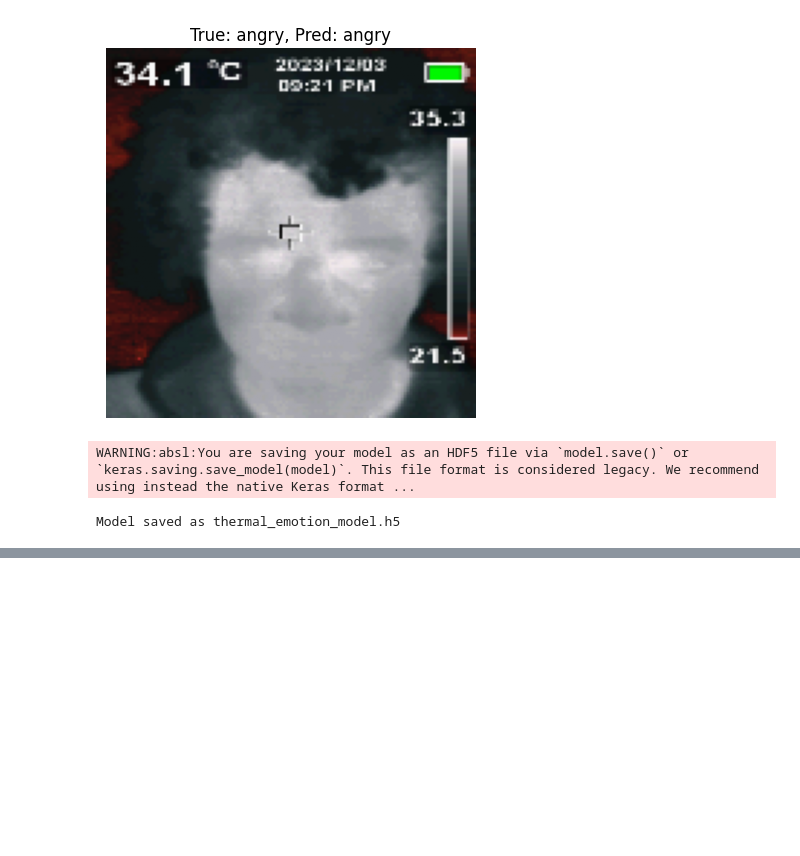
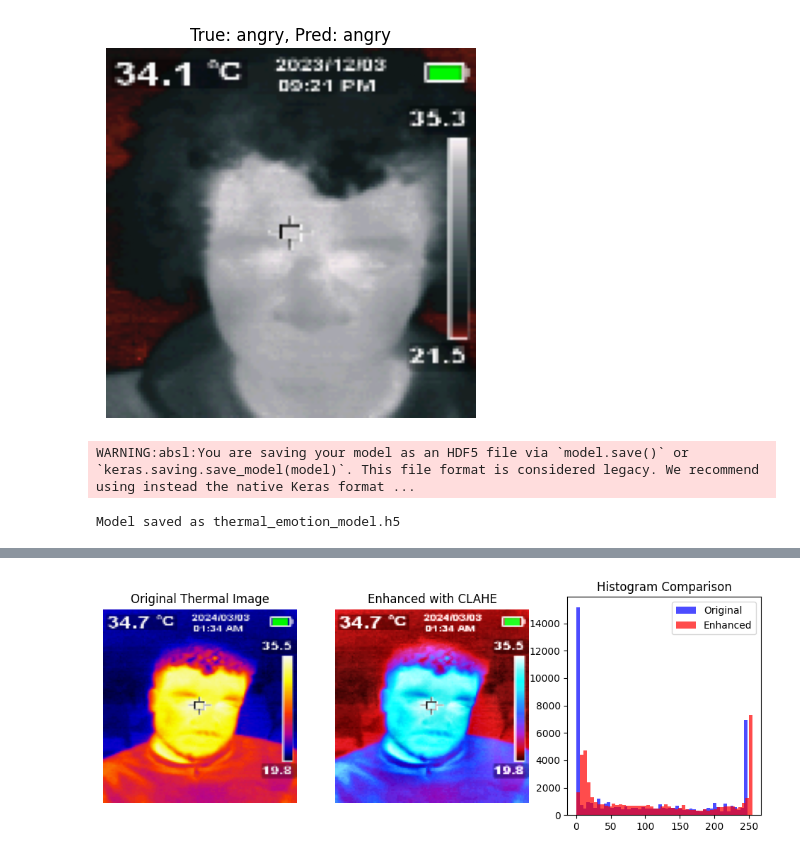
Before and after one commit to T-srikrishna/R-I, a Jupyter notebook: thermal_emotion_notebook.ipynb, the cells around one changed output, grey strips where cells are left out. Cells and saved outputs as stored; diff of their text form; code cells hidden in the pictures; blank space fills up the shorter version.

Commit message:
ModelTrained

```diff
--- a/thermal_emotion_notebook.ipynb
+++ b/thermal_emotion_notebook.ipynb
@@ -419,0 +622,96 @@ ROC AUC (Macro, OvR): 0.9780
+# %%
+# Advanced Thermal Image Preprocessing
+def preprocess_thermal_image_advanced(image_path, target_size):
+    """
+    Advanced preprocessing specifically optimized for thermal images
+    Includes histogram equalization and contrast enhancement
+    """
+    img = cv2.imread(image_path)
+    if img is None:
+        return None
+
+    # Resize first
+    img = cv2.resize(img, target_size)
+
+    # Method 1: Global Histogram Equalization
+    img_yuv = cv2.cvtColor(img, cv2.COLOR_BGR2YUV)
+    img_yuv[:,:,0] = cv2.equalizeHist(img_yuv[:,:,0])
+    img_eq_global = cv2.cvtColor(img_yuv, cv2.COLOR_YUV2BGR)
+
+    # Method 2: CLAHE (Contrast Limited Adaptive Histogram Equalization)
+    clahe = cv2.createCLAHE(clipLimit=2.0, tileGridSize=(8,8))
+    img_yuv_clahe = cv2.cvtColor(img, cv2.COLOR_BGR2YUV)
+    img_yuv_clahe[:,:,0] = clahe.apply(img_yuv_clahe[:,:,0])
+    img_clahe = cv2.cvtColor(img_yuv_clahe, cv2.COLOR_YUV2BGR)
+
+    # Method 3: Thermal-specific enhancement
+    # Convert to LAB color space for better thermal processing
+    img_lab = cv2.cvtColor(img, cv2.COLOR_BGR2LAB)
+    l_channel = img_lab[:,:,0]
+
+    # Apply histogram equalization to L channel
+    l_eq = cv2.equalizeHist(l_channel)
+    img_lab[:,:,0] = l_eq
+    img_lab_enhanced = cv2.cvtColor(img_lab, cv2.COLOR_LAB2BGR)
+
+    # Use CLAHE method as it works best for thermal images
+    img_final = img_clahe.astype(np.float32) / 255.0
+
+    return img_final
+
+def create_thermal_enhanced_dataset(paths, emotions, target_size):
+    """
+    Create dataset with advanced thermal preprocessing
+    """
+    images = []
+    labels = []
+    skipped = 0
+
+    print(f"Processing {len(paths)} images with advanced thermal preprocessing...")
+
+    for i, path in enumerate(paths):
+        img = preprocess_thermal_image_advanced(path, target_size)
+        if img is not None:
+            images.append(img)
+            labels.append(emotions[i])
+        else:
+            skipped += 1
+
+        if (i + 1) % 200 == 0:
+            print(f"Processed {i+1}/{len(paths)} images, skipped: {skipped}")
+
+    print(f"Advanced preprocessing complete: {len(images)} images processed, {skipped} skipped")
+    return np.array(images), np.array(labels)
+
+# Demonstrate the preprocessing on a sample image
+sample_img_path = train_paths[0]
+original_img = cv2.imread(sample_img_path)
+original_resized = cv2.resize(original_img, IMG_SIZE)
+enhanced_img = preprocess_thermal_image_advanced(sample_img_path, IMG_SIZE)
+
+# Display comparison
+plt.figure(figsize=(12, 4))
+plt.subplot(1, 3, 1)
+plt.imshow(cv2.cvtColor(original_resized, cv2.COLOR_BGR2RGB))
+plt.title('Original Thermal Image')
+plt.axis('off')
+
+plt.subplot(1, 3, 2)
+plt.imshow(enhanced_img)
+plt.title('Enhanced with CLAHE')
+plt.axis('off')
+
+plt.subplot(1, 3, 3)
+# Show histogram
+plt.hist(original_resized.flatten(), bins=50, alpha=0.7, label='Original', color='blue')
+plt.hist((enhanced_img * 255).astype(np.uint8).flatten(), bins=50, alpha=0.7, label='Enhanced', color='red')
+plt.title('Histogram Comparison')
+plt.legend()
+plt.show()
+
+print("Advanced thermal preprocessing implemented:")
+print("- CLAHE (Contrast Limited Adaptive Histogram Equalization)")
+print("- LAB color space processing")
+print("- Thermal-specific contrast enhancement")
+# %% [output]
+[figure, added]
```
Also changed, not shown: parts of 18 cells of this notebook, 12 other files.
